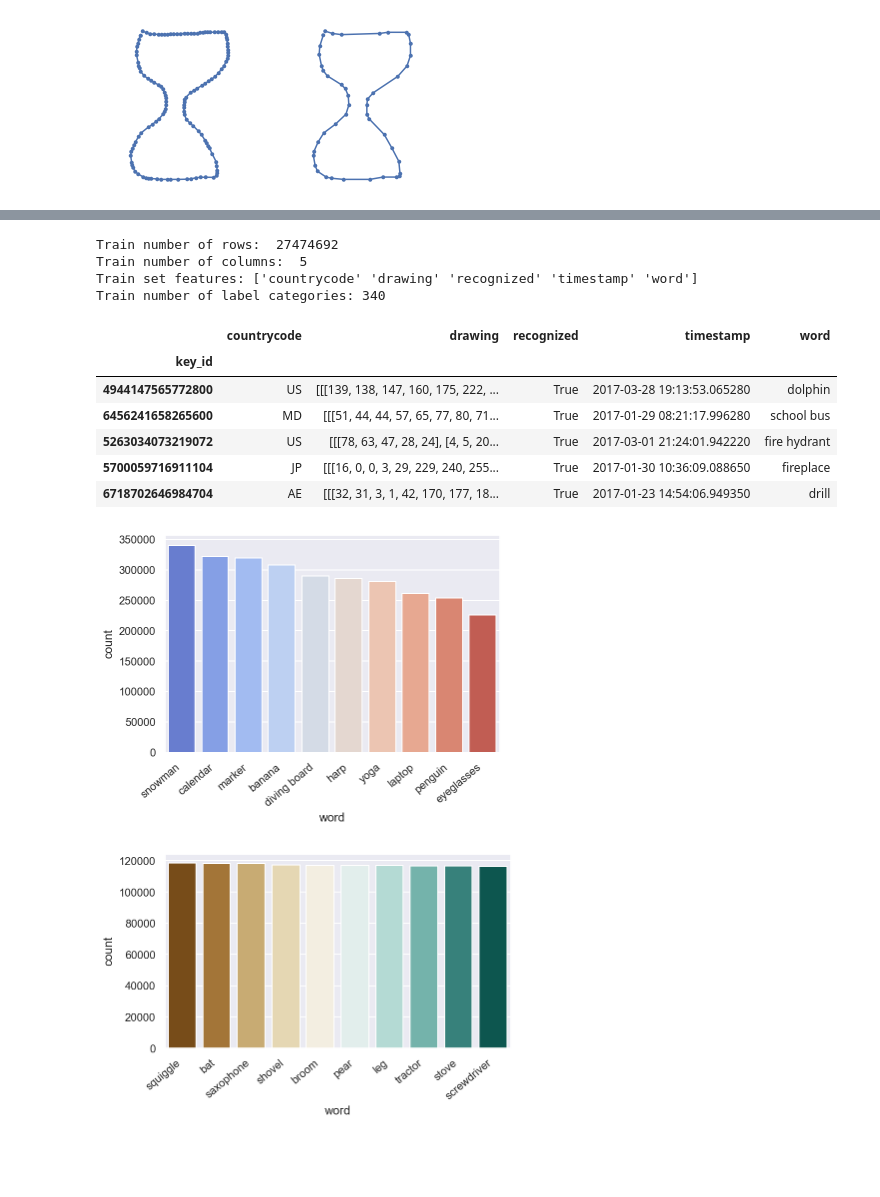
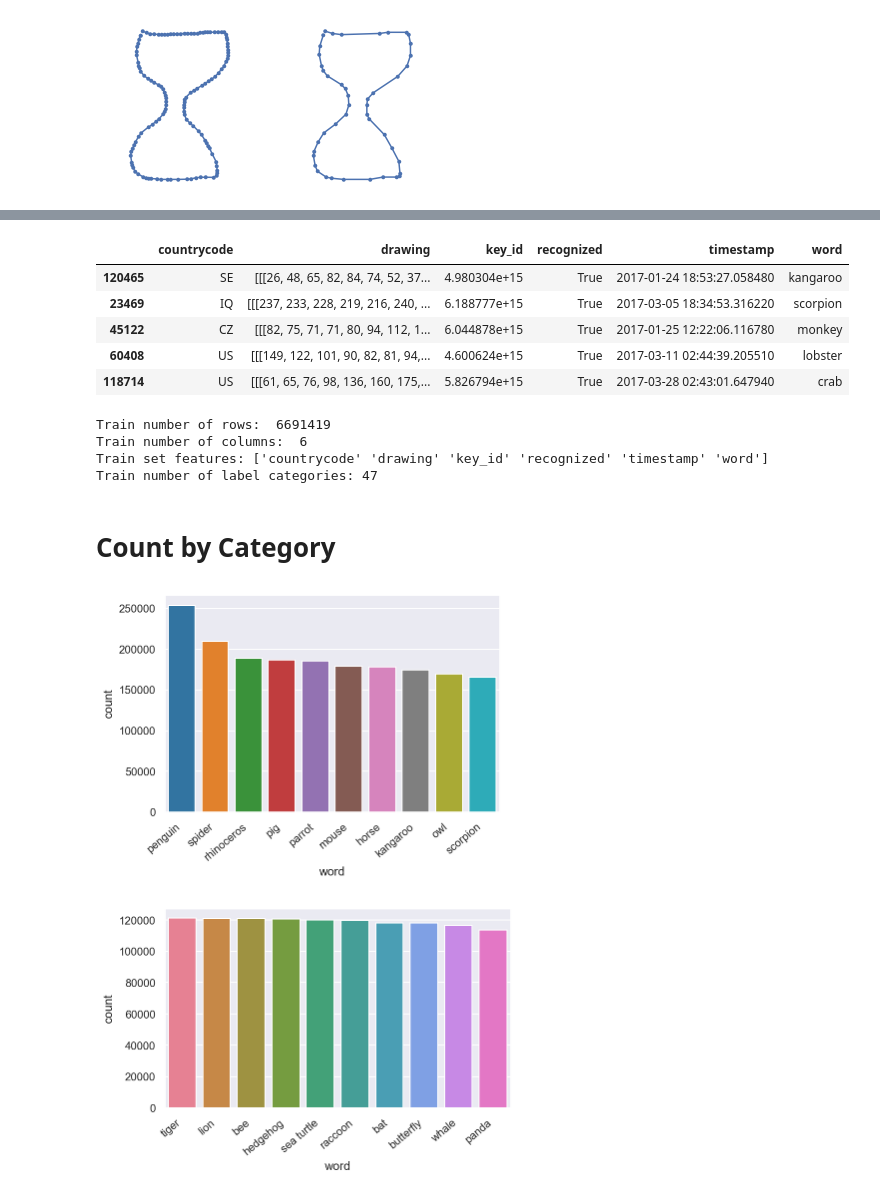
Before and after one commit to datascisteven/Flictionary, a Jupyter notebook: notebooks/eda.ipynb, the cells around one changed output, grey strips where cells are left out. Drawn from its saved outputs; the diff is of its cells as text; code cells hidden in the pictures; blank space fills up the shorter version.

```diff
--- a/notebooks/eda.ipynb
+++ b/notebooks/eda.ipynb
@@ -267,16 +303,11 @@ for index, raw_drawing in enumerate(raw_images, 0):
 [figure]
 [figure]
 [figure]
-# %%
-train_sample = pd.DataFrame()
-files_directory = os.listdir("../input/kaggle/train_sim_animals")
-for file in files_directory:
-    train_sample = train_sample.append(pd.read_csv('../input/kaggle/train_sim_animals/' + file, index_col='key_id', nrows=10))
-# Shuffle data
-train_sample = shuffle(train_sample, random_state=123)
-
-train = pd.DataFrame()
-for file in files_directory[:185]:
-    train = train.append(pd.read_csv('../input/kaggle/train_sim_animals/' + file, index_col='key_id', usecols=[1, 2, 3, 5]))
-# Shuffle data
-train = shuffle(train, random_state=123)
+# %%
+data = pd.DataFrame()
+files_directory = os.listdir("../animals/train_simplified")
+for file in files_directory:
+    data = data.append(pd.read_csv('../animals/train_simplified/' + file, encoding = "ISO-8859-1"))
+
+# Shuffle data
+data = shuffle(data, random_state=42)
@@ -283,20 +319,21 @@ train = shuffle(train, random_state=123)
+# %%
+data.drop(columns='Unnamed: 0', inplace=True)
+data.set_index('key_id')
+data.head()
+# %% [output]
+|  | countrycode | drawing | key_id | recognized | timestamp | word |
+| 120465 | SE | [[[26, 48, 65, 82, 84, 74, 52, 37... | 4.980304e+15 | True | 2017-01-24 18:53:27.058480 | kangaroo |
+| 23469 | IQ | [[[237, 233, 228, 219, 216, 240, ... | 6.188777e+15 | True | 2017-03-05 18:34:53.316220 | scorpion |
+| 45122 | CZ | [[[82, 75, 71, 71, 80, 94, 112, 1... | 6.044878e+15 | True | 2017-01-25 12:22:06.116780 | monkey |
+| 60408 | US | [[[149, 122, 101, 90, 82, 81, 94,... | 4.600624e+15 | True | 2017-03-11 02:44:39.205510 | lobster |
+| 118714 | US | [[[61, 65, 76, 98, 136, 160, 175,... | 5.826794e+15 | True | 2017-03-28 02:43:01.647940 | crab |
 # %%
-print('Train number of rows: ', train.shape[0])
-print('Train number of columns: ', train_sample.shape[1])
-print('Train set features: %s' % train_sample.columns.values)
+print('Train number of rows: ', data.shape[0])
+print('Train number of columns: ', data.shape[1])
+print('Train set features: %s' % data.columns.values)
 print('Train number of label categories: %s' % len(files_directory))
 # %% [output]
-Train number of rows:  27474692
-Train number of columns:  5
-Train set features: ['countrycode' 'drawing' 'recognized' 'timestamp' 'word']
-Train number of label categories: 340
+Train number of rows:  6691419
+Train number of columns:  6
+Train set features: ['countrycode' 'drawing' 'key_id' 'recognized' 'timestamp' 'word']
+Train number of label categories: 47
-# %%
-train_sample.head()
-# %% [output]
-|  | countrycode | drawing | recognized | timestamp | word |
-| key_id |  |  |  |  |  |
-| 4944147565772800 | US | [[[139, 138, 147, 160, 175, 222, ... | True | 2017-03-28 19:13:53.065280 | dolphin |
-| 6456241658265600 | MD | [[[51, 44, 44, 57, 65, 77, 80, 71... | True | 2017-01-29 08:21:17.996280 | school bus |
-| 5263034073219072 | US | [[[78, 63, 47, 28, 24], [4, 5, 20... | True | 2017-03-01 21:24:01.942220 | fire hydrant |
-| 5700059716911104 | JP | [[[16, 0, 0, 3, 29, 229, 240, 255... | True | 2017-01-30 10:36:09.088650 | fireplace |
-| 6718702646984704 | AE | [[[32, 31, 3, 1, 42, 170, 177, 18... | True | 2017-01-23 14:54:06.949350 | drill |
@@ -303,20 +342,22 @@ train_sample.head()
+# %% [markdown]
+# Count by Category
 # %%
-count_gp = train.groupby(['word']).size().reset_index(name='count').sort_values('count', ascending=False)
+count_gp = data.groupby(['word']).size().reset_index(name='count').sort_values('count', ascending=False)
 top_10 = count_gp[:10]
 bottom_10 = count_gp[count_gp.shape[0]-10:count_gp.shape[0]]
 # %%
-ax_t10 = sns.barplot(x="word", y="count", data=top_10, palette="coolwarm")
+ax_t10 = sns.barplot(x="word", y="count", data=top_10, palette="tab10")
 ax_t10.set_xticklabels(ax_t10.get_xticklabels(), rotation=40, ha="right")
 plt.show()
 # %% [output]
-[figure, old version]
+[figure, new version]
 # %%
-ax_b10 = sns.barplot(x="word", y="count", data=bottom_10, palette="BrBG")
+ax_b10 = sns.barplot(x="word", y="count", data=bottom_10, palette="husl")
 ax_b10.set_xticklabels(ax_b10.get_xticklabels(), rotation=40, ha="right")
 plt.tight_layout()
 plt.show()
 # %% [output]
-[figure, old version]
+[figure, new version]
 # %%
 count_gp
 # %% [output]
```
Also changed, not shown: parts of 32 cells of this notebook, 7 other files.
